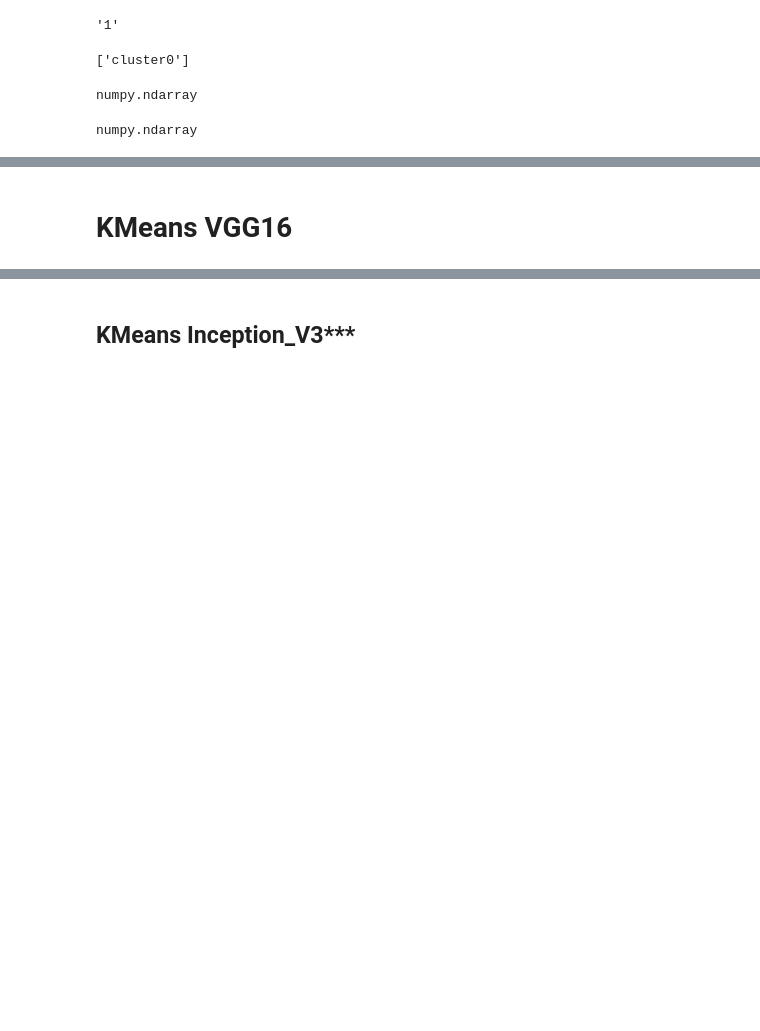
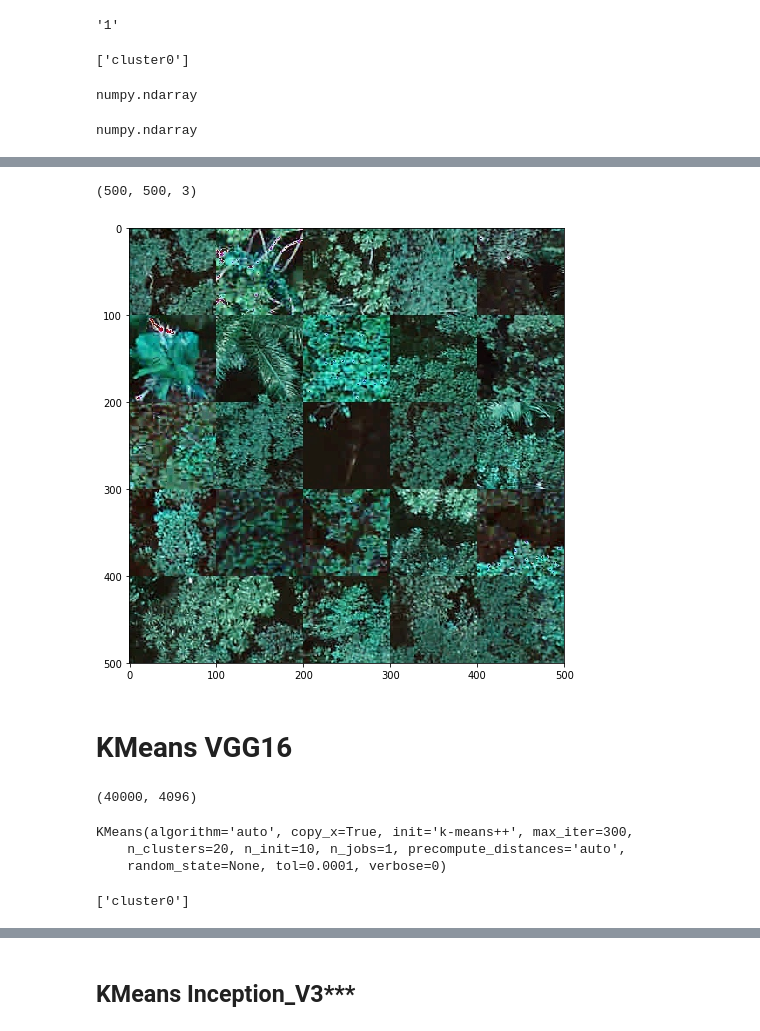
Before and after one commit to helenjin/APL, a Jupyter notebook: APL.ipynb, the cells around one changed output, grey strips where cells are left out. Drawn from its saved outputs; the diff is of its cells as text; code cells hidden in the pictures; blank space fills up the shorter version.

Commit message:
created images for cluster visualization

```diff
--- a/APL.ipynb
+++ b/APL.ipynb
@@ -506,19 +505,23 @@ for cluster in max_clusters:
     indices_pos = random.sample(range(len(indices)), 25) # positions of selected elements in indices
 
     # create new_img and initialize with the first patch
-    new_img = np.array(patches0[indices[indices_pos[0]]])
+    new_img = np.zeros(shape=(500, 500, 3))
+   # new_img = np.array(patches0[indices[indices_pos[0]]])
 
     # also create row_img, which will hold our image so far for a particular row_img, a temporary convenient variable
-    row_img = np.array(patches0[indices[indices_pos[0]]])
+   # row_img = np.array(patches0[indices[indices_pos[0]]])
 
-    for i in range(len(indices_pos)):
-        if i == 0: # we already did it outside of the loop
-            continue
-        if i%5:
-            # stack vertically and start new row_img
-            np.concatenate((new_img, row_img), axis=0)
-            row_img = np.array(patches0[indices[indices_pos[i]]])
-        else:
-            np.concatenate((row_img, patches0[indices[indices_pos[i]]]), axis=1)
+    for i in range(5):
+        for j in range(5):
+            patch_id = i*5 + j
+            new_img[i*100:(i+1)*100, j*100:(j+1)*100] = patches0[indices[indices_pos[patch_id]]]
+#         if i == 0: # we already did it outside of the loop
+#             continue
+#         if i%5:
+#             # stack vertically and start new row_img
+#             new_img = np.concatenate((new_img, row_img), axis=0)
+#             row_img = np.array(patches0[indices[indices_pos[i]]])
+#         else:
+#             row_img = np.concatenate((row_img, patches0[indices[indices_pos[i]]]), axis=1)
 
     cv2.imwrite('vgg19_model_fc1_' + cluster +'.jpg', new_img)
@@ -525,12 +548,20 @@ for cluster in max_clusters:
+# %%
+new_img.shape
+# %% [output]
+(500, 500, 3)
 # %%
 ## need to add white line dividers between patches
-# %%
-# Read image
-cluster_img = cv2.imread('vgg19_model_fc1_cluster0.jpg')
-# Display image
-cv2.imshow('vgg19_model_fc1_cluster0', cluster_img)
-cv2.waitKey(0)
-cv2.destroyAllWindows()
+# %%
+fig=plt.figure(figsize=(8,8))
+
+for i in range(len(max_clusters)):
+    cluster_img = cv2.imread('vgg19_model_fc1_' + max_clusters[i] + '.jpg')
+    fig.add_subplot(1, len(max_clusters), i+1)
+    plt.imshow(cluster_img)
+
+plt.show()
+# %% [output]
+[figure, added]
 # %% [markdown]
 # KMeans VGG16
 # %%
@@ -537,0 +569,10 @@ kmeans = KMeans(n_clusters=3)
+# %%
+vgg16_model_fc1_features.values.shape
+# %% [output]
+(40000, 4096)
+# %%
+kmeans1.fit(vgg16_model_fc1_features.values)
+# %% [output]
+KMeans(algorithm='auto', copy_x=True, init='k-means++', max_iter=300,
+    n_clusters=20, n_init=10, n_jobs=1, precompute_distances='auto',
+    random_state=None, tol=0.0001, verbose=0)
@@ -537,0 +591,7 @@ kmeans = KMeans(n_clusters=3)
+# %%
+maxcount = max(len(v) for v in cluster_dict.values())
+max_clusters = [k for k, v in cluster_dict.items() if len(v) == maxcount]
+
+max_clusters
+# %% [output]
+['cluster0']
```
Also changed, not shown: parts of 34 cells of this notebook.
